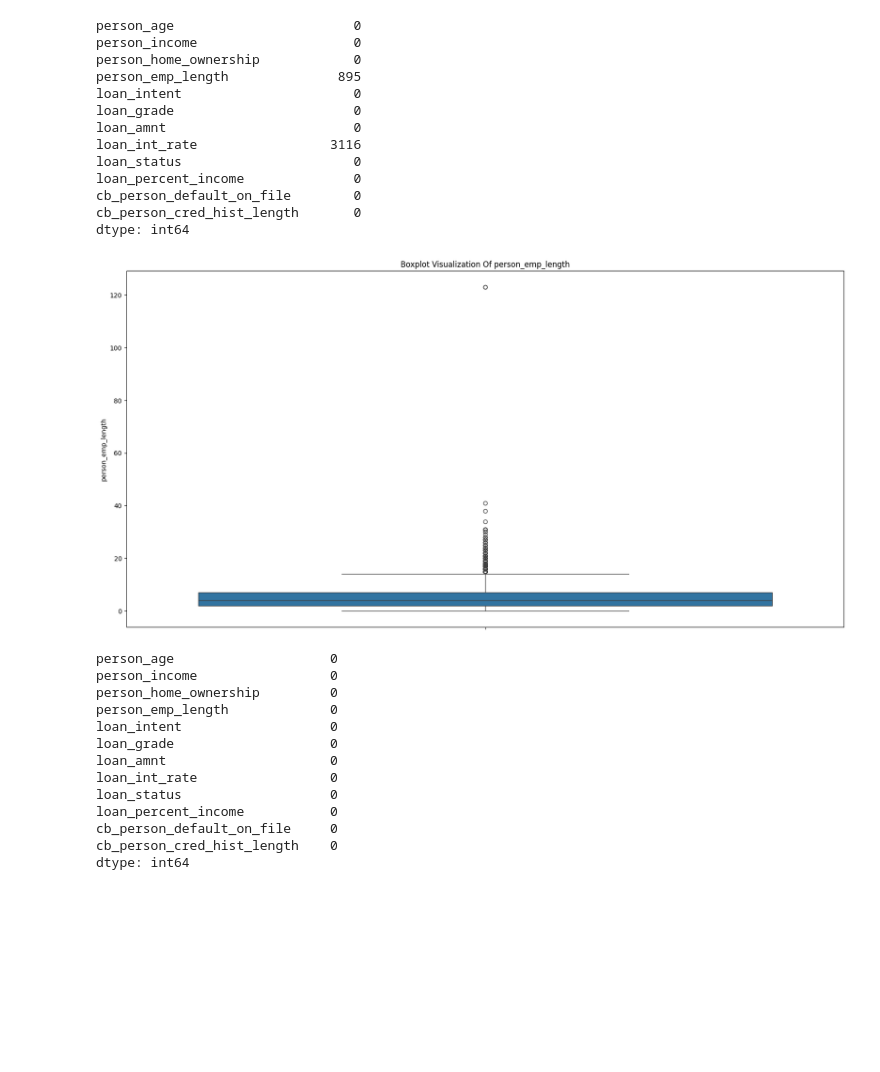
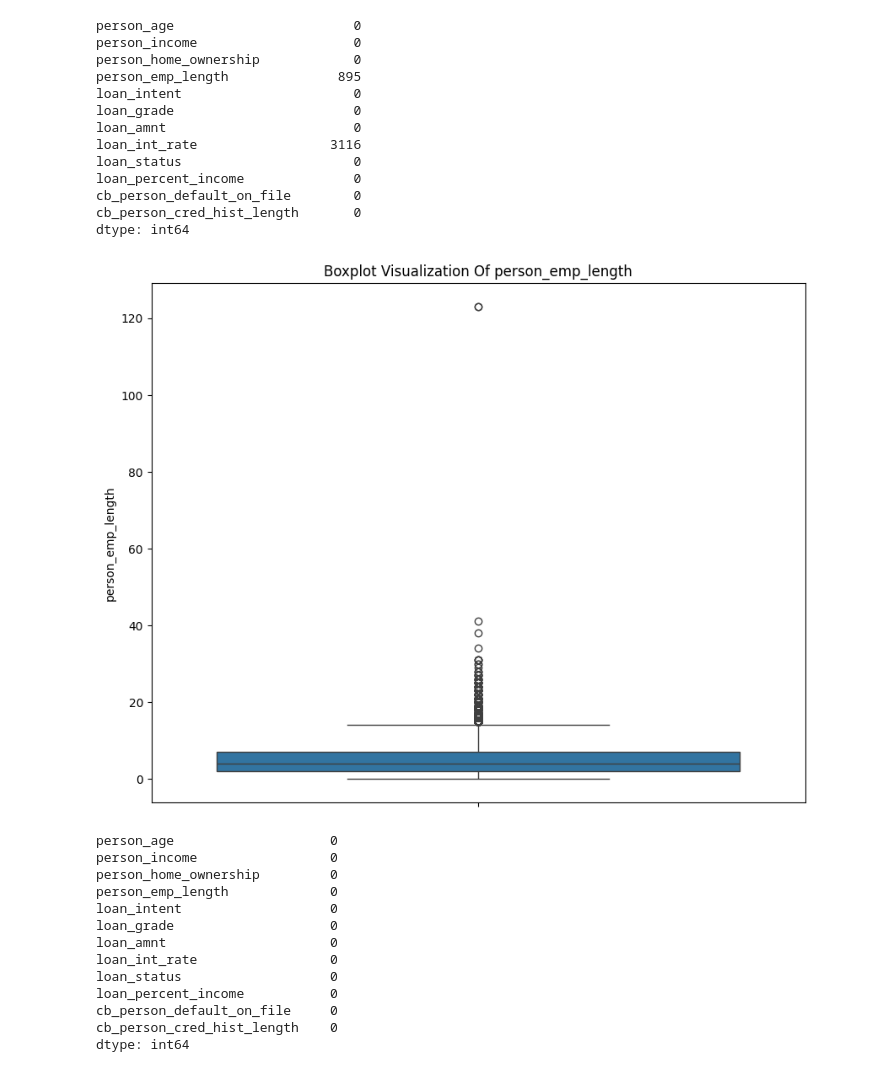
Before and after one commit to patel-mark/Credit-Risk-Assessment, a Jupyter notebook: Untitled.ipynb, the cells around one changed output. Drawn from its saved outputs; the diff is of its cells as text; code cells hidden in the pictures; blank space fills up the shorter version.

Commit message:
end of exploratory data analysis

```diff
--- a/Untitled.ipynb
+++ b/Untitled.ipynb
@@ -8,7 +8,7 @@ import matplotlib.pyplot as plt
 import seaborn as sns
 from scipy.stats import zscore
 # %%
-df=pd.read_csv(r"C:\Users\DATA-JOHN\Desktop\Credit Risk Assessment\credit_risk_dataset.csv")
+df=pd.read_csv(r"C:\Users\DATA-JOHN\Desktop\clone\Credit-Risk-Assessment\credit_risk_dataset.csv")
 df.head()
 # %% [output]
 |  | person_age | person_income | person_home_ownership | person_emp_length | loan_intent | loan_grade | ... |
@@ -72,12 +72,12 @@ cb_person_default_on_file        0
 cb_person_cred_hist_length       0
 dtype: int64
 # %%
-plt.figure(figsize=(20,10))
+plt.figure(figsize=(10,8))
 sns.boxplot(y='person_emp_length',data=df)
 plt.title('Boxplot Visualization Of person_emp_length')
 plt.show()
 # %% [output]
-[figure, old version]
+[figure, new version]
 # %%
 #impute missing values in person_emp_length
 median_person_emp_length=df.groupby('loan_grade')['person_emp_length'].median().to_dict()
```
Also changed, not shown: parts of 17 cells of this notebook, 1 other file.
